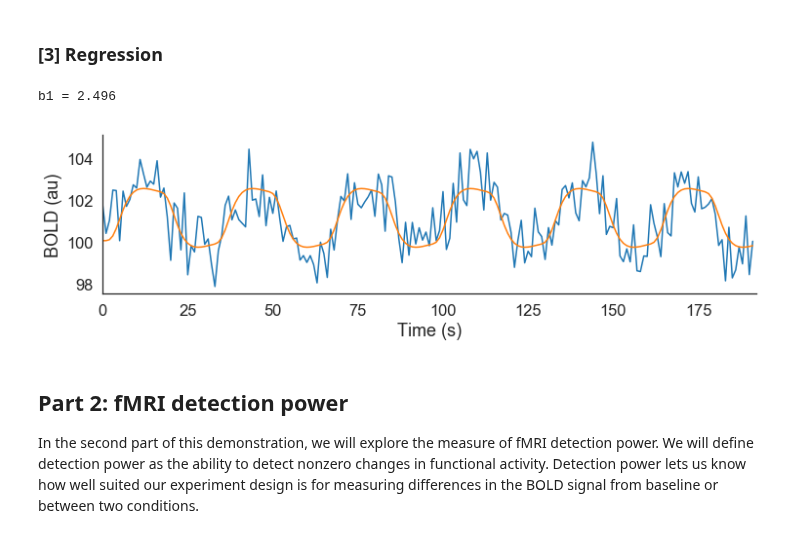
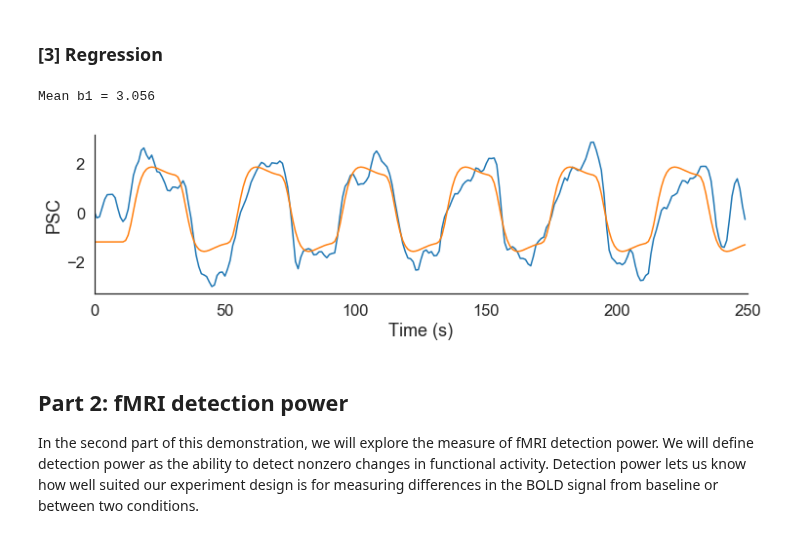
Before and after one commit to yunchang-z/neu502b-lab, a Jupyter notebook: fmri-02/fmri-02-solutions.ipynb, the cells around one changed output. Saved outputs shown, nothing was run; the diff lists cells and outputs as text; code cells hidden in the pictures.

```diff
--- a/fmri-02/fmri-02-solutions.ipynb
+++ b/fmri-02/fmri-02-solutions.ipynb
@@ -27,7 +27,7 @@ To generate the expected neural activity, and its corresponding BOLD signal, we
 Here we define the timing of the experiment. Importantly we first define the experiment in a "super-sampled" space, or we act like we have acquired far more data points than we actually have. We do this for several reasons. First, it functions to reduce the noisiness of our convolved regressors (more on that in a minute). Second, it allows us to model events that occur between TRs.
 # %%
 ## Define experiment metadata.
-n_times = 6 * 16 + 6 * 16
+n_times = 10 + 6 * 20 + 6 * 20
 sfreq = 0.1
 
 ## Define (super-sampled) times.
@@ -37,7 +37,7 @@ sst = np.arange(0, n_times, sfreq)
 Here we define a "boxcar" timeseries. In this step we make a binary timeseries (comprised of 0s and 1s), where 0s represent neuronal silence and 1s represent neuronal activity. Essentially, we initialize a timeseries that is as long as the number of times defined above, where the value of the timeseries is 1 if we expect the neurons to be active in that minute, and 0 otherwise. The term boxcar comes from the boxy pattern that results from this process.
 # %%
 ## Define experiment events.
-events = [(0,16),(32,48),(64,80),(96,112),(128,144),(160,176)]
+events = [(10,30),(50,70),(90,110),(130,150),(170,190),(210,230)]
 
 ## Generate boxcars.
 boxcars = np.zeros_like(sst)
@@ -47,6 +47,6 @@ for onset, offset in events:
 ## Plot.
 fig, ax = plt.subplots(1,1,figsize=(12,3))
 ax.plot(sst, boxcars);
-ax.set(xlim=(0,192), xlabel='Time (s)', yticks=[], ylabel='Neural Activity')
+ax.set(xlim=(0,n_times), xlabel='Time (s)', yticks=[], ylabel='Neural Activity')
 sns.despine()
 # %% [output]
@@ -136,20 +136,20 @@ X = np.column_stack([np.ones_like(bold), bold])
 # %%
 ## Perform regression.
 b, _, _, _ = np.linalg.lstsq(X, y, rcond=-1)
-print('b1 = %0.3f' %b[-1])
+print('Mean b1 = %0.3f' %b[1].mean())
 
 ## Posterior predictive check.
 yhat = X @ b
 
 ## Plot.
 fig, ax = plt.subplots(1,1,figsize=(12,3))
-ax.plot(times, y);
-ax.plot(times, yhat);
-ax.set(xlim=(0,192), xlabel='Time (s)', ylabel='BOLD (au)')
+ax.plot(times, y.mean(axis=1));
+ax.plot(times, yhat.mean(axis=1));
+ax.set(xlim=(0,n_times), xlabel='Time (s)', ylabel='PSC')
 sns.despine()
 # %% [output]
-b1 = 2.496
+Mean b1 = 3.056
-[figure, old version]
+[figure, new version]
 # %% [markdown]
 ## Part 2: fMRI detection power
 In the second part of this demonstration, we will explore the measure of fMRI detection power. We will define detection power as the ability to detect nonzero changes in functional activity. Detection power lets us know how well suited our experiment design is for measuring differences in the BOLD signal from baseline or between two conditions.
```
Also changed, not shown: parts of 5 cells of this notebook, 4 other files.
